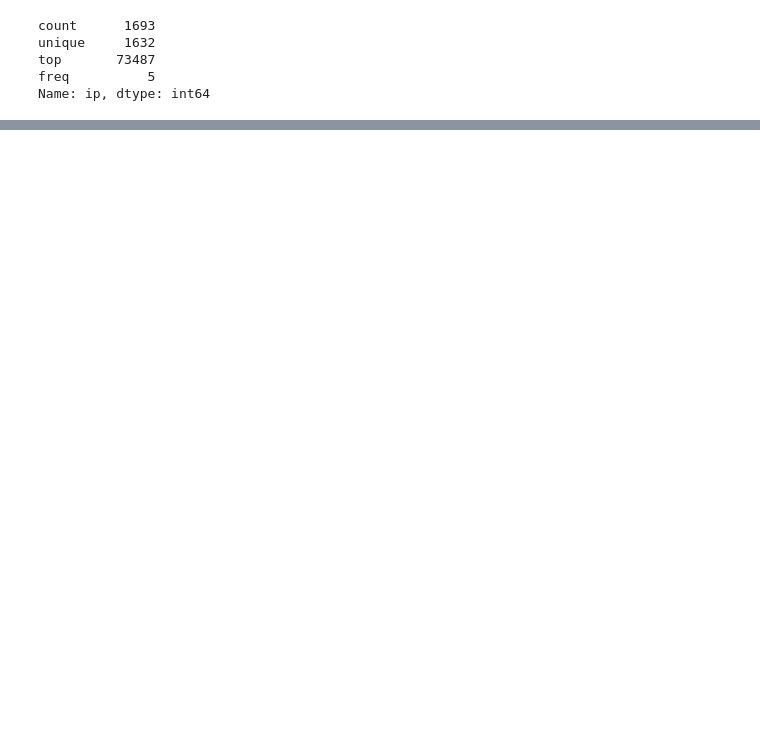
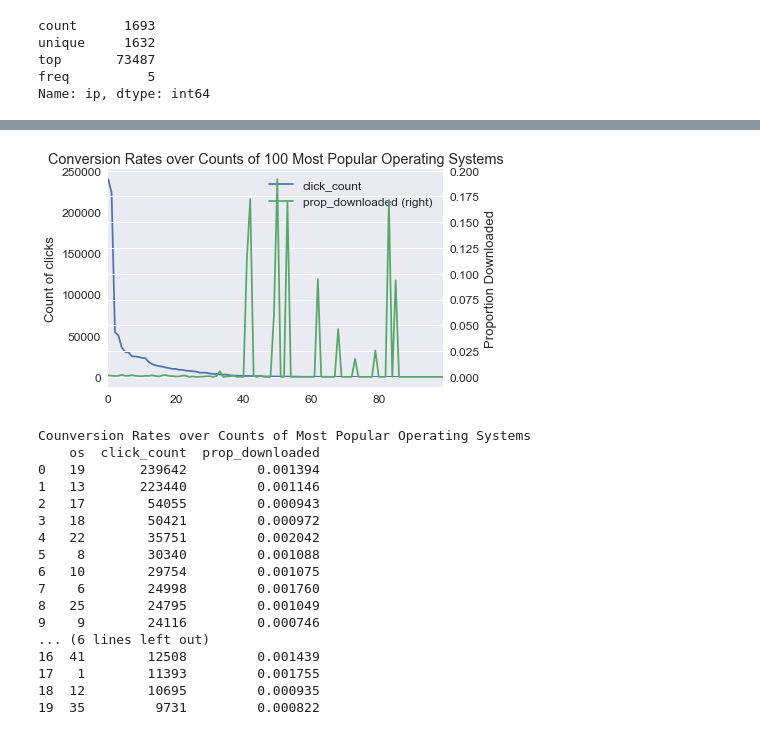
Before and after one commit to ihongChen/kaggle_AdTracking, a Jupyter notebook: src/eda.ipynb, the cells around one changed output, grey strips where cells are left out. Saved outputs shown, nothing was run; the diff lists cells and outputs as text; code cells hidden in the pictures; blank space fills up the shorter version.

```diff
--- a/src/eda.ipynb
+++ b/src/eda.ipynb
@@ -152,0 +226,33 @@ Name: ip, dtype: int64
+# %%
+proportion = train[['os', 'is_attributed']].groupby('os', as_index=False).mean().sort_values('is_attributed', ascending=False)
+counts = train[['os', 'is_attributed']].groupby('os', as_index=False).count().sort_values('is_attributed', ascending=False)
+merge = counts.merge(proportion, on='os', how='left')
+merge.columns = ['os', 'click_count', 'prop_downloaded']
+
+ax = merge[:100].plot(secondary_y='prop_downloaded')
+plt.title('Conversion Rates over Counts of 100 Most Popular Operating Systems')
+ax.set(ylabel='Count of clicks')
+plt.ylabel('Proportion Downloaded')
+plt.show()
+
+print('Counversion Rates over Counts of Most Popular Operating Systems')
+print(merge[:20])
+# %% [output]
+[figure, added]
+Counversion Rates over Counts of Most Popular Operating Systems
+    os  click_count  prop_downloaded
+0   19       239642         0.001394
+1   13       223440         0.001146
+2   17        54055         0.000943
+3   18        50421         0.000972
+4   22        35751         0.002042
+5    8        30340         0.001088
+6   10        29754         0.001075
+7    6        24998         0.001760
+8   25        24795         0.001049
+9    9        24116         0.000746
+... (6 lines left out)
+16  41        12508         0.001439
+17   1        11393         0.001755
+18  12        10695         0.000935
+19  35         9731         0.000822
```
Also changed, not shown: parts of 7 cells of this notebook.
